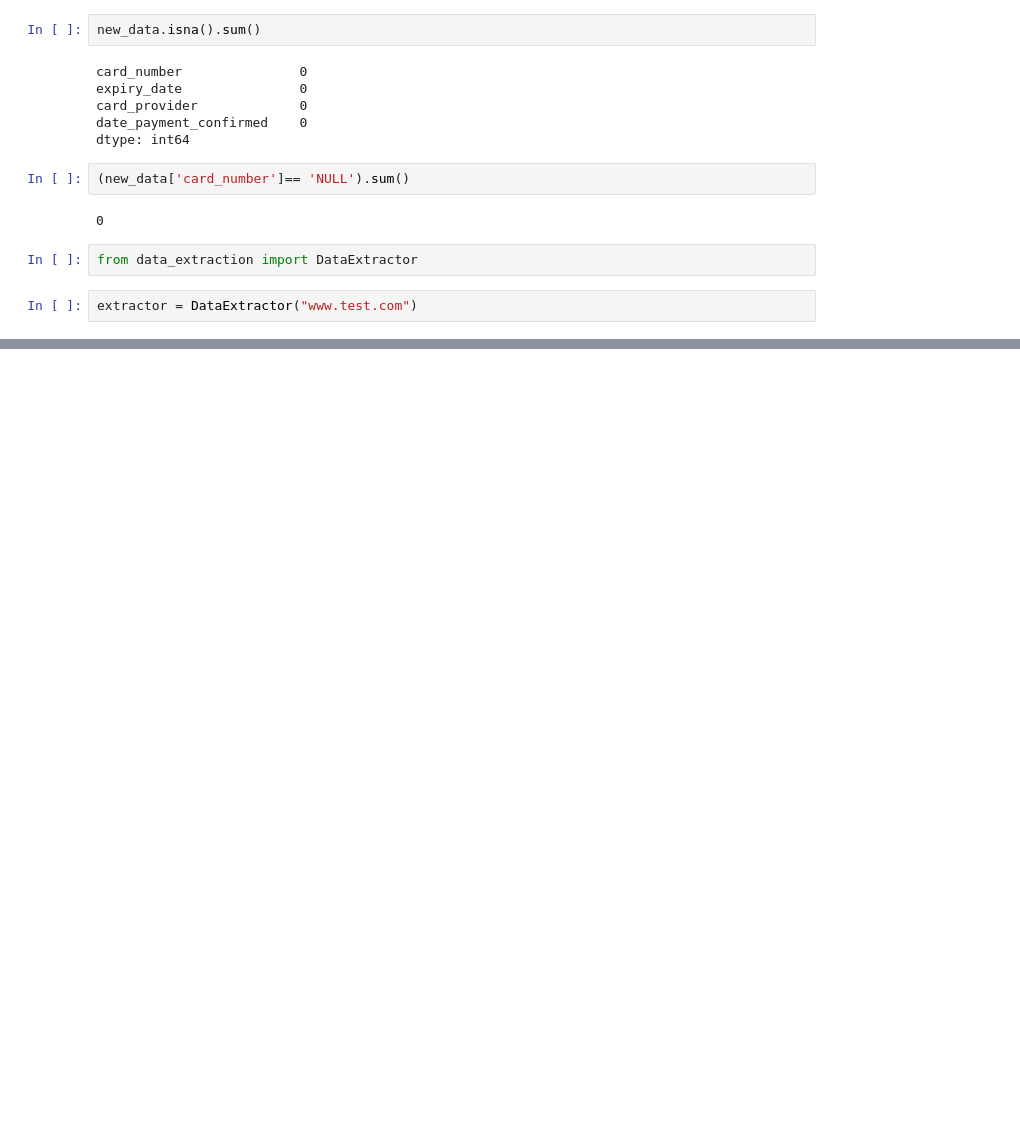
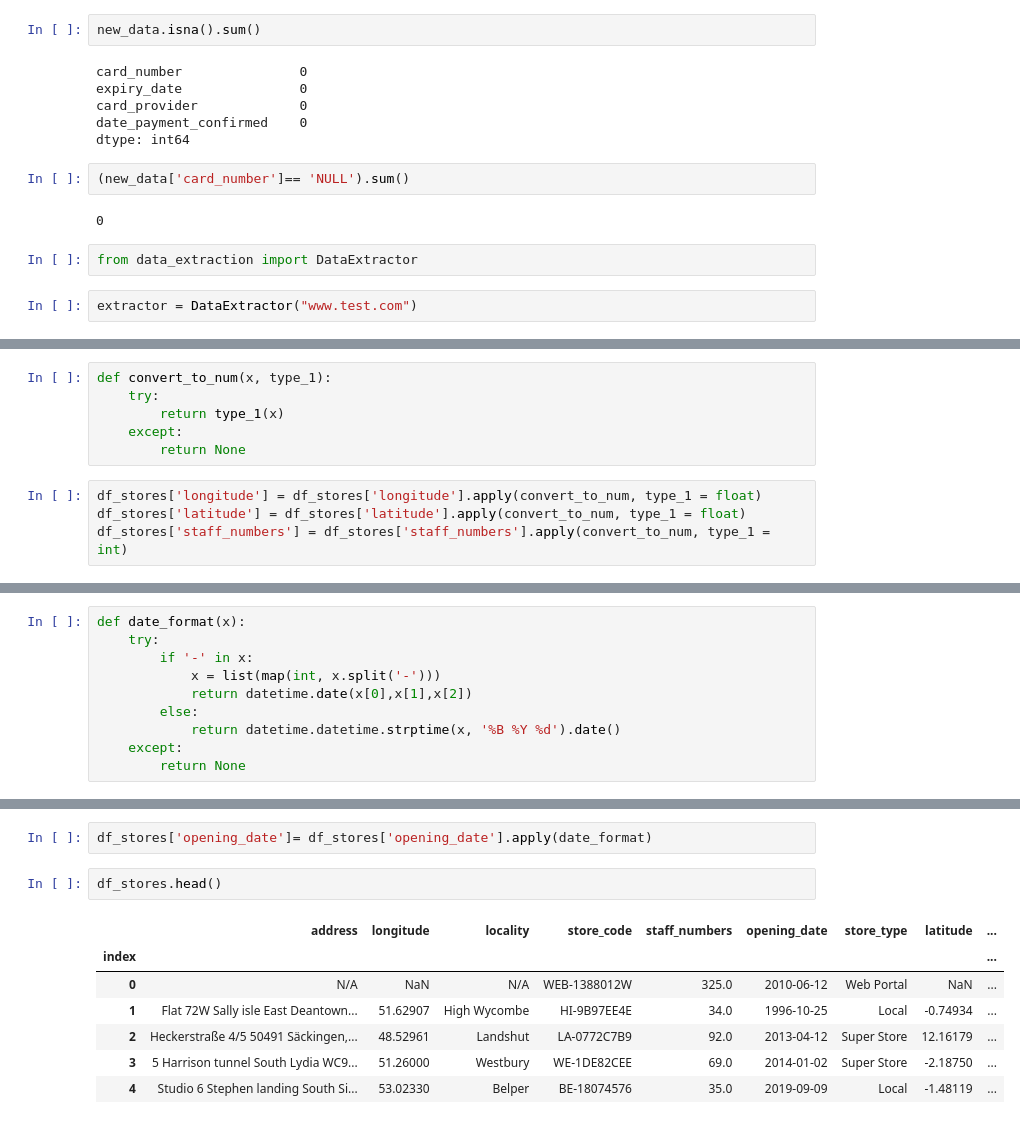
Before and after one commit to ndjogo/Multinational-Retail-Data-Centralisation, a Jupyter notebook: data_extraction.ipynb, the cells around one changed output, grey strips where cells are left out. Saved outputs shown, nothing was run; the diff lists cells and outputs as text; blank space fills up the shorter version.

```diff
--- a/data_extraction.ipynb
+++ b/data_extraction.ipynb
@@ -217,0 +235,10 @@ dir(extractor)
+# %%
+def convert_to_num(x, type_1):
+    try:
+        return type_1(x)
+    except:
+        return None
+# %%
+df_stores['longitude'] = df_stores['longitude'].apply(convert_to_num, type_1 = float)
+df_stores['latitude'] = df_stores['latitude'].apply(convert_to_num, type_1 = float)
+df_stores['staff_numbers'] = df_stores['staff_numbers'].apply(convert_to_num, type_1 = int)
@@ -217,0 +261,10 @@ dir(extractor)
+# %%
+def date_format(x):
+    try:
+        if '-' in x:
+            x = list(map(int, x.split('-')))
+            return datetime.date(x[0],x[1],x[2])
+        else:
+            return datetime.datetime.strptime(x, '%B %Y %d').date()
+    except:
+        return None
@@ -217,0 +287,12 @@ dir(extractor)
+# %%
+df_stores['opening_date']= df_stores['opening_date'].apply(date_format)
+# %%
+df_stores.head()
+# %% [output]
+|  | address | longitude | locality | store_code | staff_numbers | opening_date | store_type | latitude | ... |
+| index |  |  |  |  |  |  |  |  | ... |
+| 0 | N/A | NaN | N/A | WEB-1388012W | 325.0 | 2010-06-12 | Web Portal | NaN | ... |
+| 1 | Flat 72W Sally isle East Deantown... | 51.62907 | High Wycombe | HI-9B97EE4E | 34.0 | 1996-10-25 | Local | -0.74934 | ... |
+| 2 | Heckerstraße 4/5 50491 Säckingen,... | 48.52961 | Landshut | LA-0772C7B9 | 92.0 | 2013-04-12 | Super Store | 12.16179 | ... |
+| 3 | 5 Harrison tunnel South Lydia WC9... | 51.26000 | Westbury | WE-1DE82CEE | 69.0 | 2014-01-02 | Super Store | -2.18750 | ... |
+| 4 | Studio 6 Stephen landing South Si... | 53.02330 | Belper | BE-18074576 | 35.0 | 2019-09-09 | Local | -1.48119 | ... |
```
Also changed, not shown: parts of 22 cells of this notebook, 3 other files.
